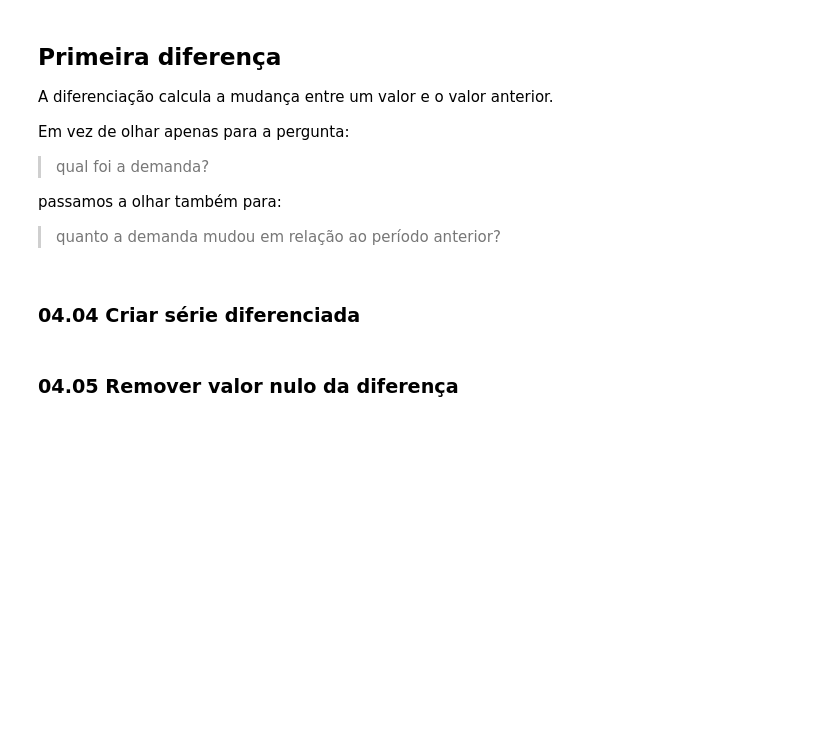
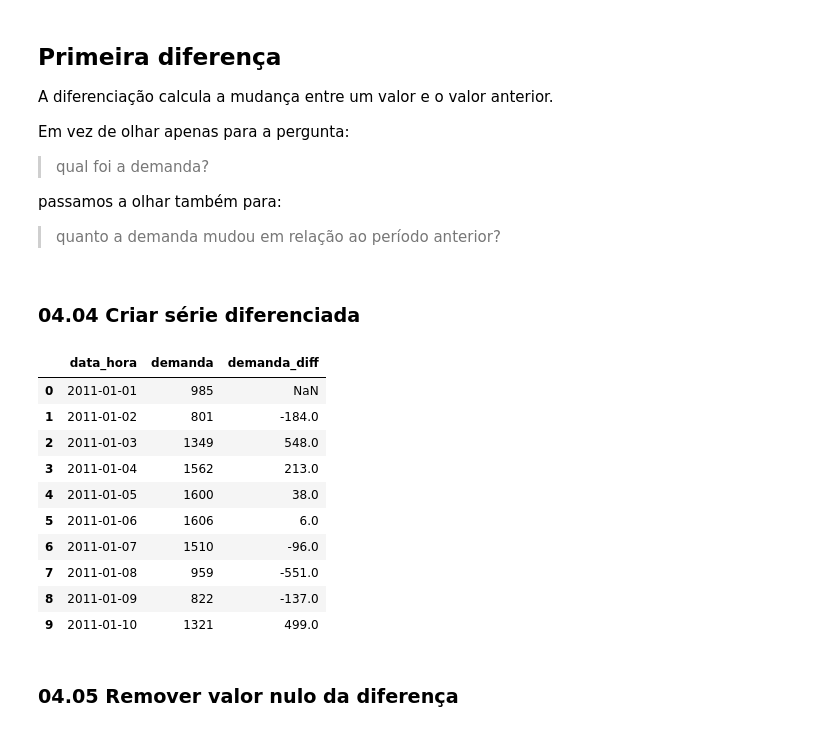
Before and after one commit to ariel-velardo/ALURA, a Jupyter notebook: series-temporais-bikes/notebooks/04_diferenciacao_acf_pacf.ipynb, the cells around one changed output. Drawn from its saved outputs; the diff is of its cells as text; code cells hidden in the pictures; blank space fills up the shorter version.

```diff
--- a/series-temporais-bikes/notebooks/04_diferenciacao_acf_pacf.ipynb
+++ b/series-temporais-bikes/notebooks/04_diferenciacao_acf_pacf.ipynb
@@ -92,5 +104,26 @@ passamos a olhar também para:
 > quanto a demanda mudou em relação ao período anterior?
 # %% [markdown]
 ### 04.04 Criar série diferenciada
+# %%
+serie_diaria["demanda_diff"] = (
+    serie_diaria["demanda"]
+    .diff()
+)
+
+serie_diaria[['data_hora',
+              'demanda',
+              'demanda_diff']].head(10)
+# %% [output]
+|  | data_hora | demanda | demanda_diff |
+| 0 | 2011-01-01 | 985 | NaN |
+| 1 | 2011-01-02 | 801 | -184.0 |
+| 2 | 2011-01-03 | 1349 | 548.0 |
+| 3 | 2011-01-04 | 1562 | 213.0 |
+| 4 | 2011-01-05 | 1600 | 38.0 |
+| 5 | 2011-01-06 | 1606 | 6.0 |
+| 6 | 2011-01-07 | 1510 | -96.0 |
+| 7 | 2011-01-08 | 959 | -551.0 |
+| 8 | 2011-01-09 | 822 | -137.0 |
+| 9 | 2011-01-10 | 1321 | 499.0 |
 # %% [markdown]
 ### 04.05 Remover valor nulo da diferença
```
Also changed, not shown: parts of 6 cells of this notebook.
